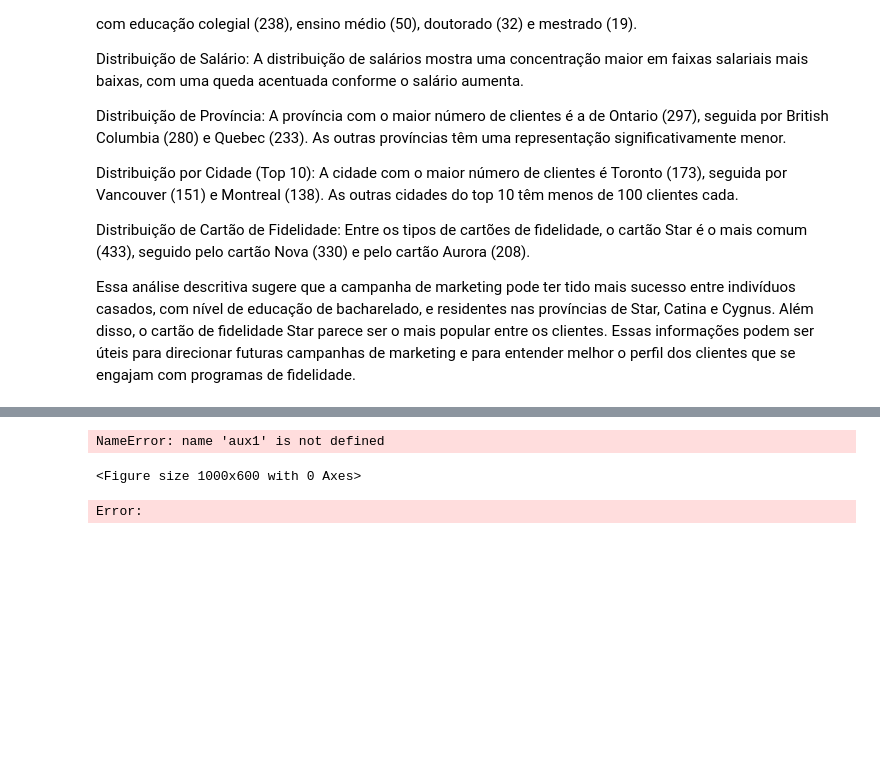
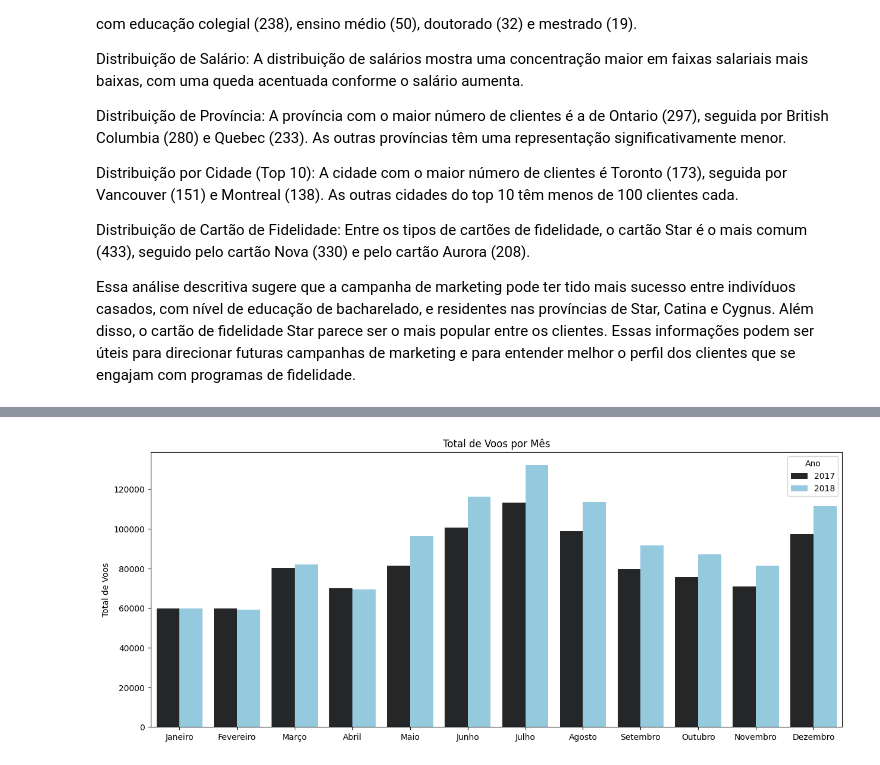
Before and after one commit to djalmarodriguess/Analise_Campanha_de_Marketing, a Jupyter notebook: main.ipynb, the cells around one changed output, grey strips where cells are left out. Cells and saved outputs as stored; diff of their text form; code cells hidden in the pictures; blank space fills up the shorter version.

```diff
--- a/main.ipynb
+++ b/main.ipynb
@@ -393,0 +353,8 @@ NameError: name 'df' is not defined
+# %%
+# Agrupando os dados por mês e ano e somando o total de voos
+aux1 = data_flight.groupby(['Month', 'Year'])['Total Flights'].sum().reset_index()
+
+# Mapeando os números dos meses para os nomes dos meses
+month_mapping = {1: 'Janeiro', 2: 'Fevereiro', 3: 'Março', 4: 'Abril', 5: 'Maio', 6: 'Junho', 7: 'Julho', 8: 'Agosto', 9: 'Setembro', 10: 'Outubro', 11: 'Novembro', 12: 'Dezembro'}
+aux1['Month'] = aux1['Month'].map(month_mapping)
+aux1
@@ -394,17 +379,11 @@ NameError: name 'df' is not defined
 # %%
 # Cria o gráfico de barras
-plt.figure(figsize=(10, 6))
-sns.barplot(data=aux1, x='Month', y='Total Flights', hue='Year', color = 'blue')
+plt.figure(figsize=(15, 6))
+barplot = sns.barplot(data=aux1, x='Month', y='Total Flights', hue='Year', color = 'skyblue')
 plt.title('Total de Voos por Mês')
-plt.xlabel('Mês')
+plt.xlabel('')
 plt.ylabel('Total de Voos')
 plt.legend(title='Ano')
-plt.tight_layout()
 plt.show()
 # %% [output]
-NameError: name 'aux1' is not defined
-<Figure size 1000x600 with 0 Axes>
+[figure, added]
-# %%
-df1.Salary[df1.Salary <0].reset_index().sort_values(by = 'Salary')
-# %% [output]
-Error:
```
Also changed, not shown: parts of 12 cells of this notebook.
